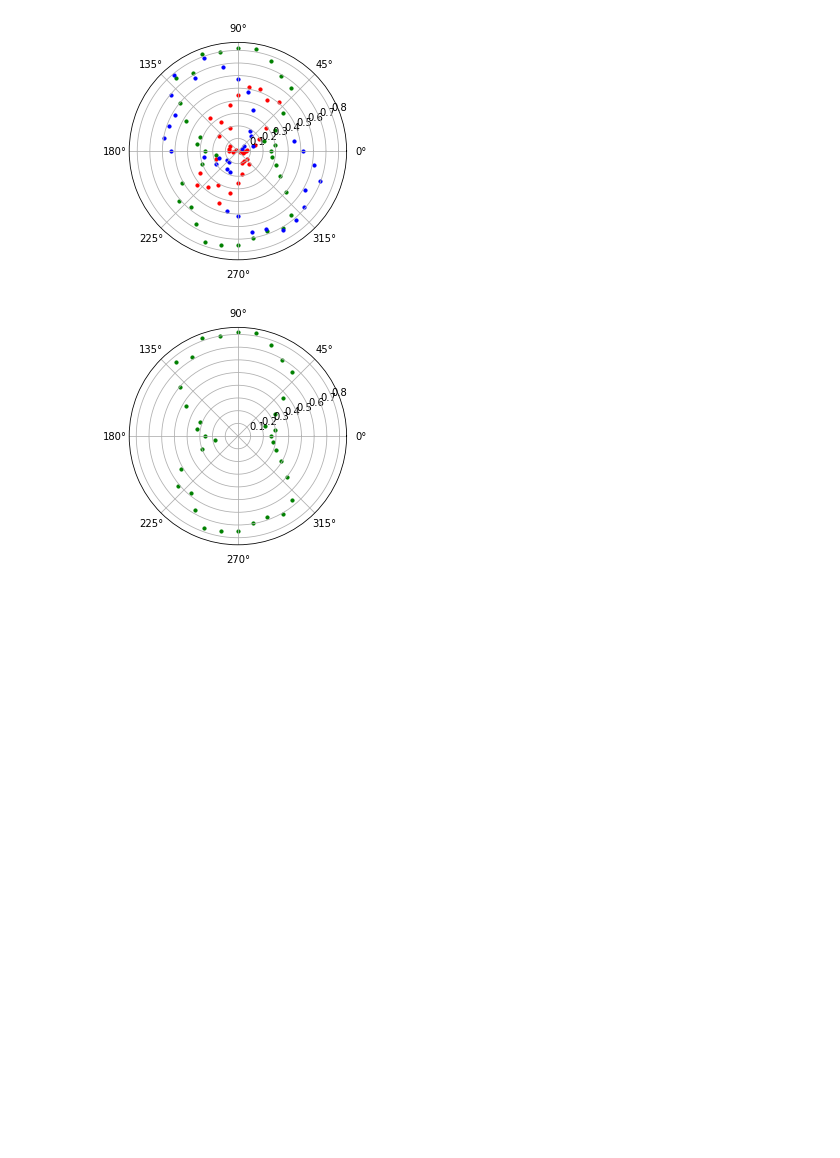
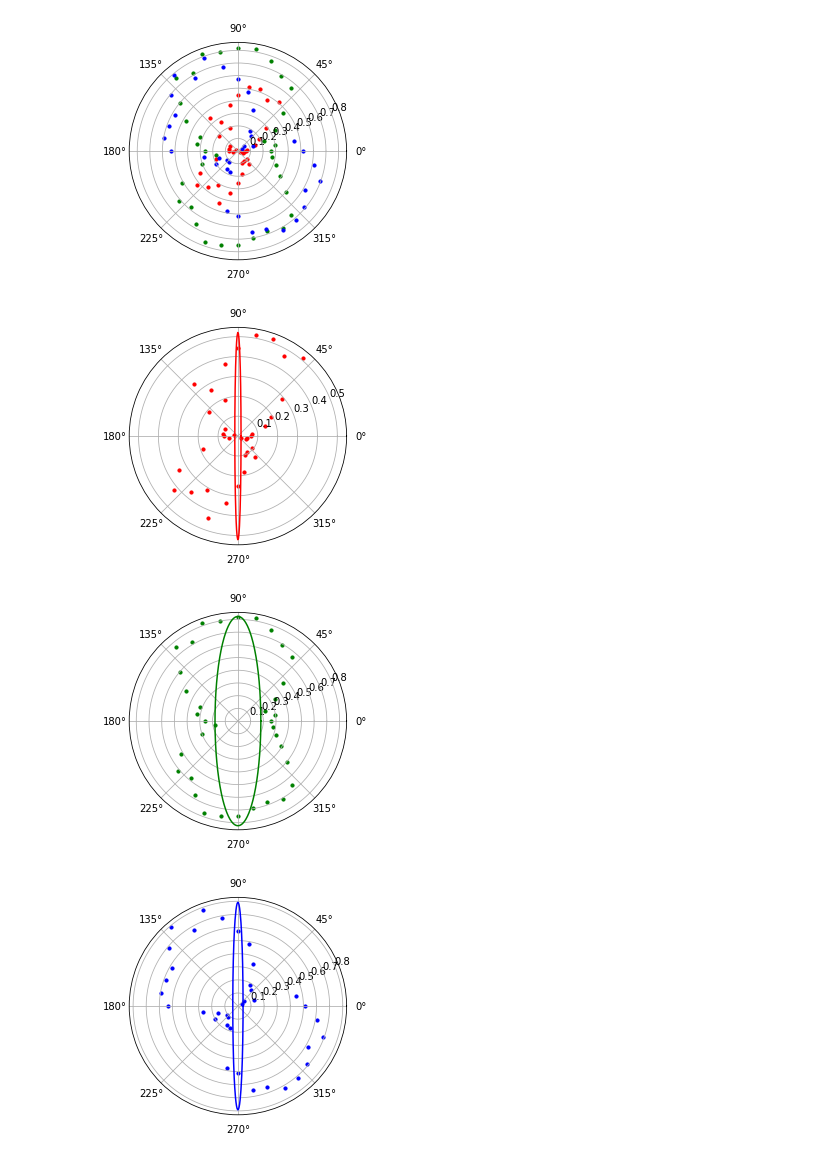
Before and after one commit to jgsuarezc/Fotoelasticidad, a Jupyter notebook: Fotoelastidad.ipynb, the cells around one changed output. Drawn from its saved outputs; the diff is of its cells as text; code cells hidden in the pictures; blank space fills up the shorter version.

```diff
--- a/Fotoelastidad.ipynb
+++ b/Fotoelastidad.ipynb
@@ -77,22 +78,26 @@ plt.show()
 [figure]
 # %%
 #para cada  una punto le extrae el maximo y el minimo valor de RGB
-
+C= ['red','green','blue']
 Maximo=np.amax(RGBT, axis=0)
 Minimo=np.amin(RGBT, axis=0)
 #excentrididad
 exc=np.zeros(3)
 for i in range (3):
   a=Maximo[i]
   b=Minimo[i]
   exc[i]=np.sqrt(a*a-b*b)/a
 
-fig = plt.figure()
-ax = fig.add_subplot(projection="polar")
-
-
-for i in range(36):
-  ax.scatter(2*np.pi/36*i,RGBT[i,1],color = 'green' ,s=10)
-plt.show()
+for j in range(3):
+  fig = plt.figure()
+  ax = fig.add_subplot(projection="polar")
+  theta = np.linspace(0,2*np.pi,1000)
+  r = (Minimo[j])/np.sqrt(1-(exc[j]*np.cos(theta-np.pi/2))**2)
+  ax.plot(theta,r,color=C[j])
+  for i in range(36):
+    ax.scatter(2*np.pi/36*i,RGBT[i,j],color=C[j],s=10)
+  plt.show()
 # %% [output]
-[figure, old version]
+[figure, new version]
+[figure, added]
+[figure, added]
```
Also changed, not shown: parts of 2 cells of this notebook.
